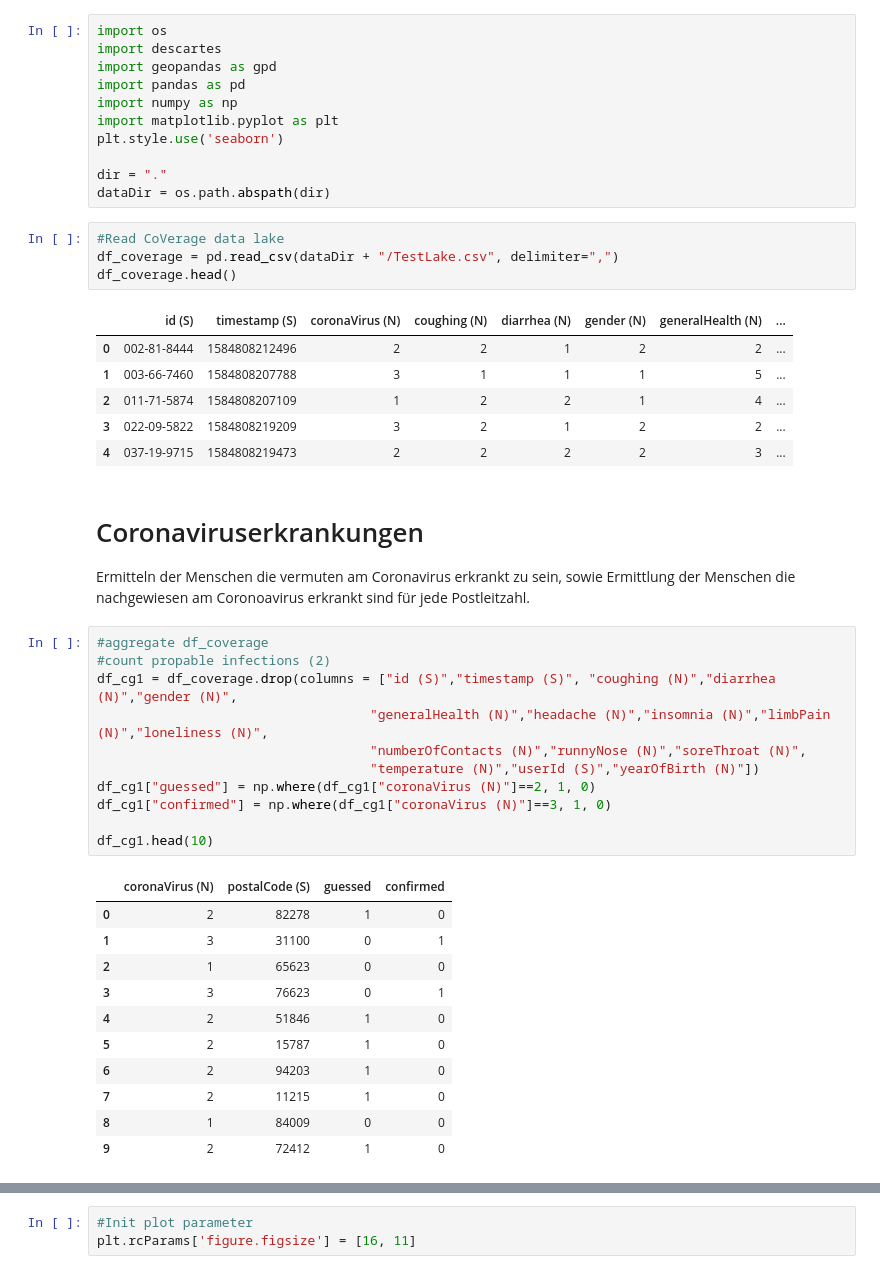
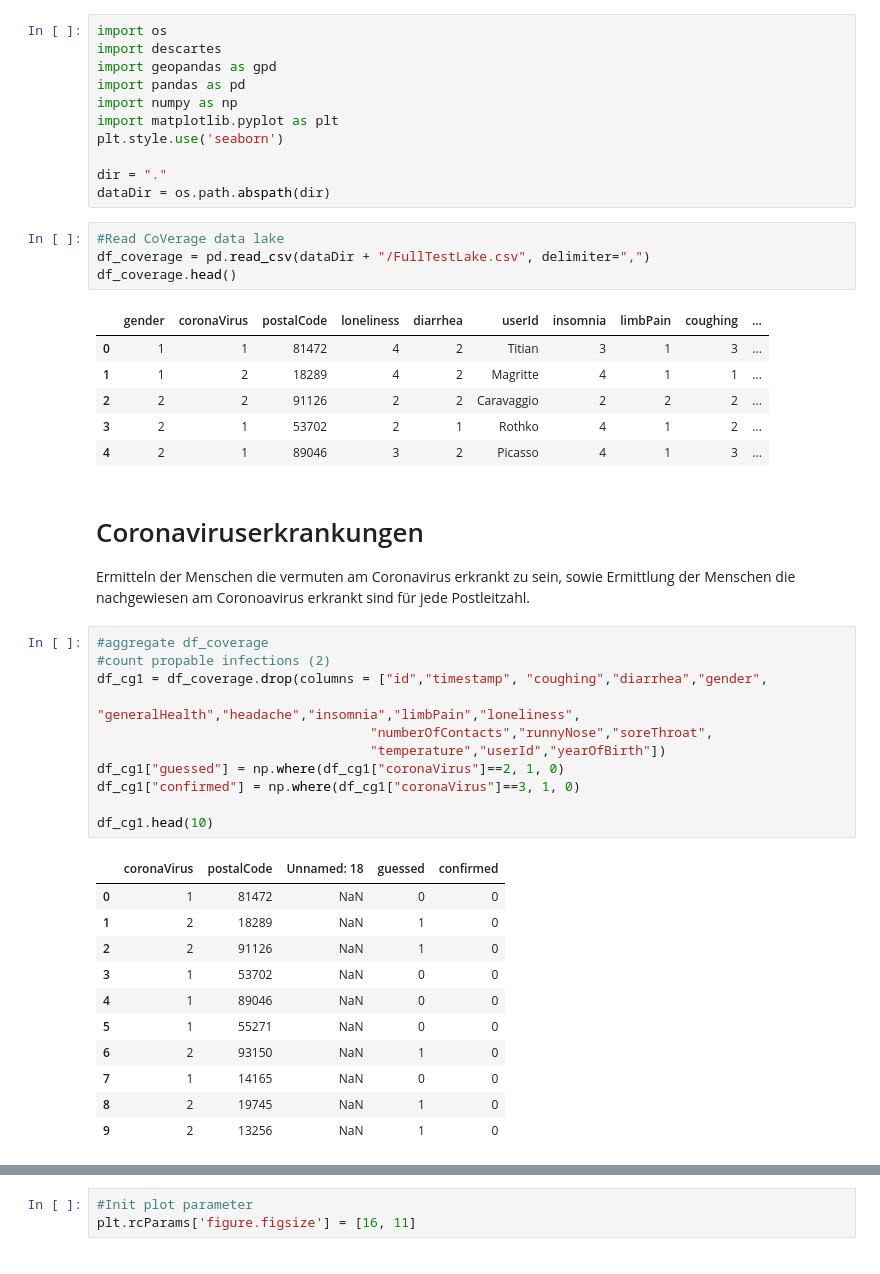
Before and after one commit to pfandzelter/cov-erage, a Jupyter notebook: analytics/map.ipynb, the cells around one changed output, grey strips where cells are left out. Cells and saved outputs as stored; diff of their text form.

```diff
--- a/analytics/map.ipynb
+++ b/analytics/map.ipynb
@@ -15,15 +15,15 @@ dir = "."
 dataDir = os.path.abspath(dir)
 # %%
 #Read CoVerage data lake
-df_coverage = pd.read_csv(dataDir + "/TestLake.csv", delimiter=",")
+df_coverage = pd.read_csv(dataDir + "/FullTestLake.csv", delimiter=",")
 df_coverage.head()
 # %% [output]
-|  | id (S) | timestamp (S) | coronaVirus (N) | coughing (N) | diarrhea (N) | gender (N) | generalHealth (N) | ... |
-| 0 | 002-81-8444 | 1584808212496 | 2 | 2 | 1 | 2 | 2 | ... |
-| 1 | 003-66-7460 | 1584808207788 | 3 | 1 | 1 | 1 | 5 | ... |
-| 2 | 011-71-5874 | 1584808207109 | 1 | 2 | 2 | 1 | 4 | ... |
-| 3 | 022-09-5822 | 1584808219209 | 3 | 2 | 1 | 2 | 2 | ... |
-| 4 | 037-19-9715 | 1584808219473 | 2 | 2 | 2 | 2 | 3 | ... |
+|  | gender | coronaVirus | postalCode | loneliness | diarrhea | userId | insomnia | limbPain | coughing | ... |
+| 0 | 1 | 1 | 81472 | 4 | 2 | Titian | 3 | 1 | 3 | ... |
+| 1 | 1 | 2 | 18289 | 4 | 2 | Magritte | 4 | 1 | 1 | ... |
+| 2 | 2 | 2 | 91126 | 2 | 2 | Caravaggio | 2 | 2 | 2 | ... |
+| 3 | 2 | 1 | 53702 | 2 | 1 | Rothko | 4 | 1 | 2 | ... |
+| 4 | 2 | 1 | 89046 | 3 | 2 | Picasso | 4 | 1 | 3 | ... |
 # %% [markdown]
 # Coronaviruserkrankungen
 
@@ -32,24 +32,24 @@ am Coronoavirus erkrankt sind für jede Postleitzahl.
 # %%
 #aggregate df_coverage
 #count propable infections (2)
-df_cg1 = df_coverage.drop(columns = ["id (S)","timestamp (S)", "coughing (N)","diarrhea (N)","gender (N)",
-                                   "generalHealth (N)","headache (N)","insomnia (N)","limbPain (N)","loneliness (N)",
-                                   "numberOfContacts (N)","runnyNose (N)","soreThroat (N)",
-                                   "temperature (N)","userId (S)","yearOfBirth (N)"])
-df_cg1["guessed"] = np.where(df_cg1["coronaVirus (N)"]==2, 1, 0)
-df_cg1["confirmed"] = np.where(df_cg1["coronaVirus (N)"]==3, 1, 0)
+df_cg1 = df_coverage.drop(columns = ["id","timestamp", "coughing","diarrhea","gender",
+                                   "generalHealth","headache","insomnia","limbPain","loneliness",
+                                   "numberOfContacts","runnyNose","soreThroat",
+                                   "temperature","userId","yearOfBirth"])
+df_cg1["guessed"] = np.where(df_cg1["coronaVirus"]==2, 1, 0)
+df_cg1["confirmed"] = np.where(df_cg1["coronaVirus"]==3, 1, 0)
 
 df_cg1.head(10)
 # %% [output]
-|  | coronaVirus (N) | postalCode (S) | guessed | confirmed |
-| 0 | 2 | 82278 | 1 | 0 |
-| 1 | 3 | 31100 | 0 | 1 |
-| 2 | 1 | 65623 | 0 | 0 |
-| 3 | 3 | 76623 | 0 | 1 |
-| 4 | 2 | 51846 | 1 | 0 |
-| 5 | 2 | 15787 | 1 | 0 |
-| 6 | 2 | 94203 | 1 | 0 |
-| 7 | 2 | 11215 | 1 | 0 |
-| 8 | 1 | 84009 | 0 | 0 |
-| 9 | 2 | 72412 | 1 | 0 |
+|  | coronaVirus | postalCode | Unnamed: 18 | guessed | confirmed |
+| 0 | 1 | 81472 | NaN | 0 | 0 |
+| 1 | 2 | 18289 | NaN | 1 | 0 |
+| 2 | 2 | 91126 | NaN | 1 | 0 |
+| 3 | 1 | 53702 | NaN | 0 | 0 |
+| 4 | 1 | 89046 | NaN | 0 | 0 |
+| 5 | 1 | 55271 | NaN | 0 | 0 |
+| 6 | 2 | 93150 | NaN | 1 | 0 |
+| 7 | 1 | 14165 | NaN | 0 | 0 |
+| 8 | 2 | 19745 | NaN | 1 | 0 |
+| 9 | 2 | 13256 | NaN | 1 | 0 |
 # %%
```
Also changed, not shown: parts of 8 cells of this notebook, 2 other files.
